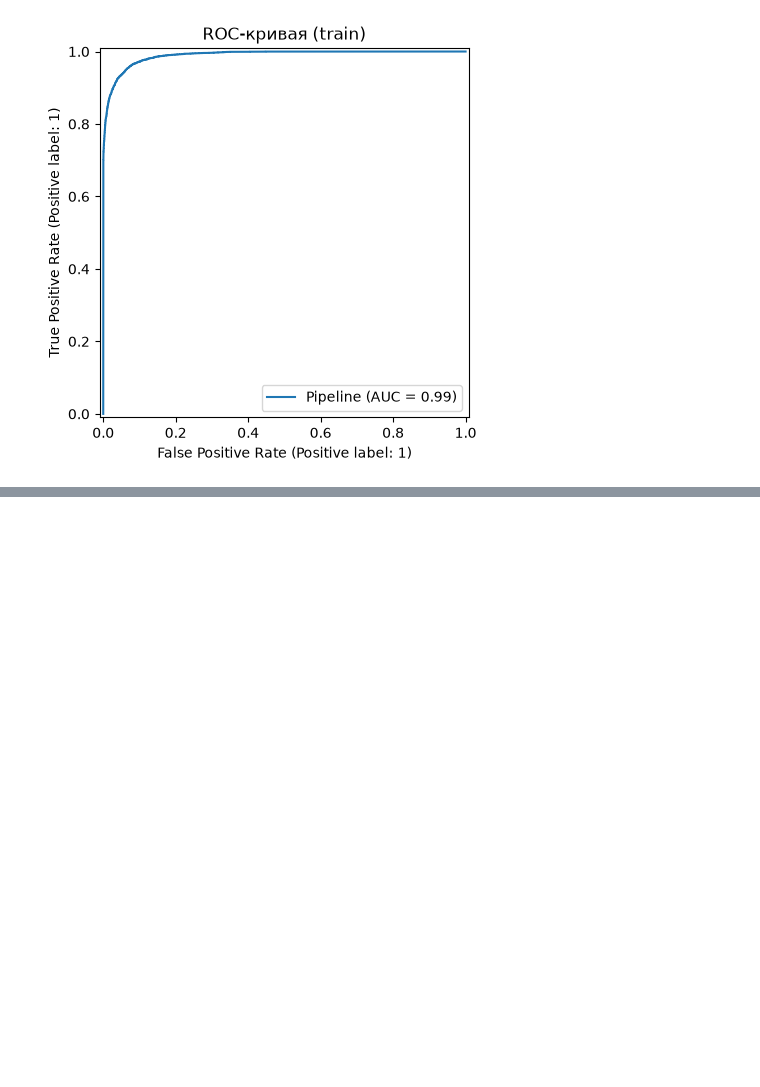
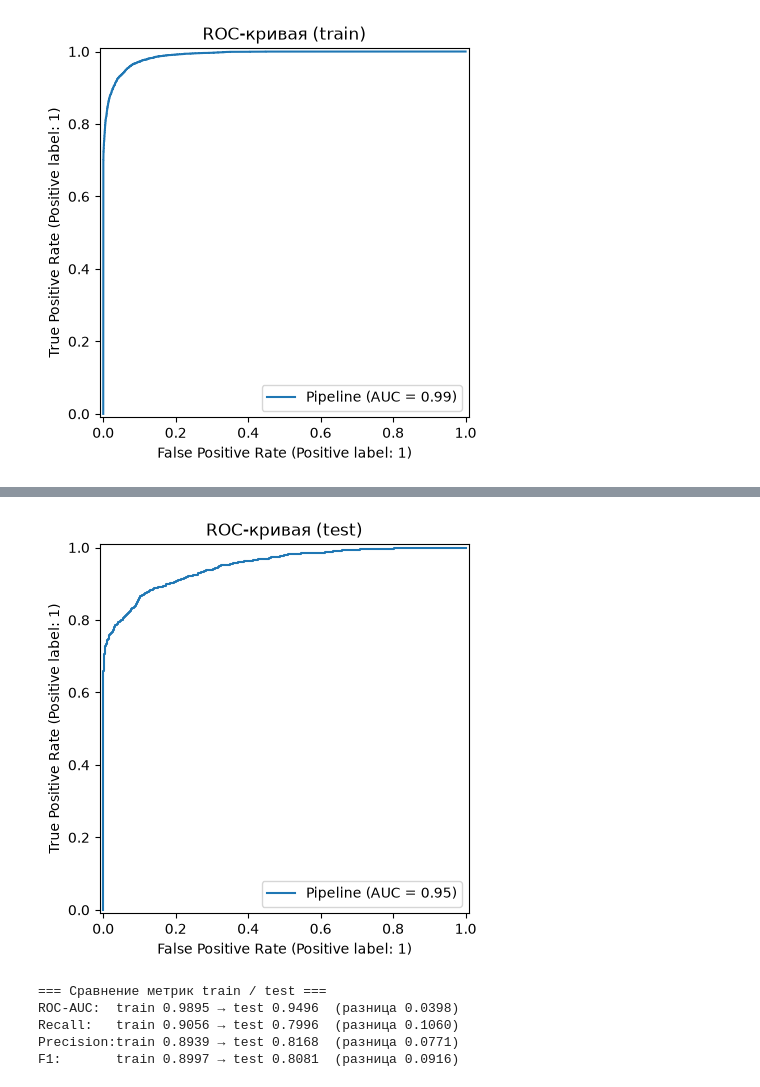
Before and after one commit to null-route-dev/credit-risk-classification, a Jupyter notebook: notebooks/04_models_training.ipynb, the cells around one changed output, grey strips where cells are left out. Saved outputs shown, nothing was run; the diff lists cells and outputs as text; code cells hidden in the pictures; blank space fills up the shorter version.

```diff
--- a/notebooks/04_models_training.ipynb
+++ b/notebooks/04_models_training.ipynb
@@ -633,0 +673,20 @@ plt.show()
+# %%
+# ROC-кривая на тесте
+RocCurveDisplay.from_estimator(lgb_pipeline, X_test, y_test)
+plt.title("ROC-кривая (test)")
+plt.show()
+# %% [output]
+[figure, added]
+# %%
+# Сравнение с метриками на train
+print("\n=== Сравнение метрик train / test ===")
+print(f"ROC-AUC:  train {roc_auc_train:.4f} → test {roc_auc_test:.4f}  (разница {roc_auc_train - roc_auc_test:.4f})")
+print(f"Recall:   train {recall_train:.4f} → test {recall_test:.4f}  (разница {recall_train - recall_test:.4f})")
+print(f"Precision:train {precision_train:.4f} → test {precision_test:.4f}  (разница {precision_train - precision_test:.4f})")
+print(f"F1:       train {f1_train:.4f} → test {f1_test:.4f}  (разница {f1_train - f1_test:.4f})")
+# %% [output]
+=== Сравнение метрик train / test ===
+ROC-AUC:  train 0.9895 → test 0.9496  (разница 0.0398)
+Recall:   train 0.9056 → test 0.7996  (разница 0.1060)
+Precision:train 0.8939 → test 0.8168  (разница 0.0771)
+F1:       train 0.8997 → test 0.8081  (разница 0.0916)
```
Also changed, not shown: parts of 4 cells of this notebook.
